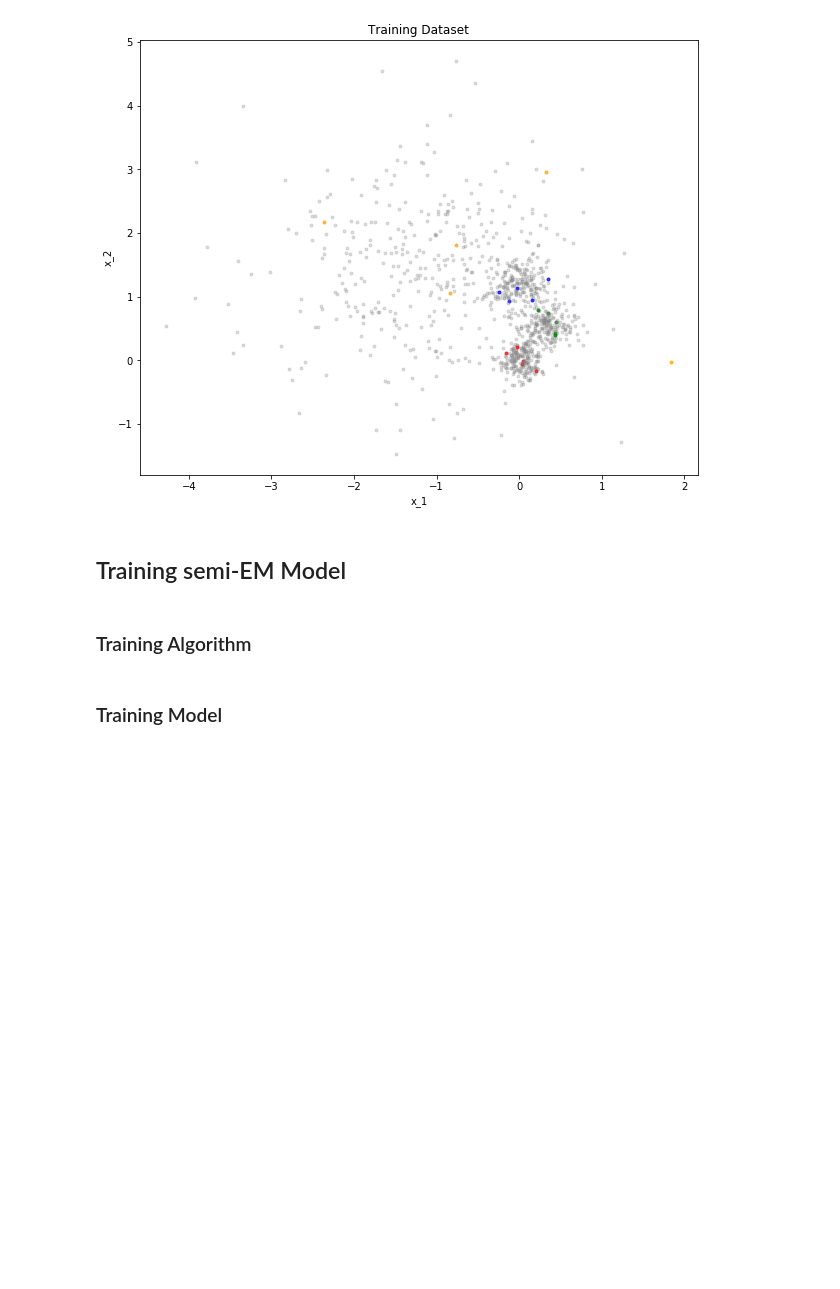
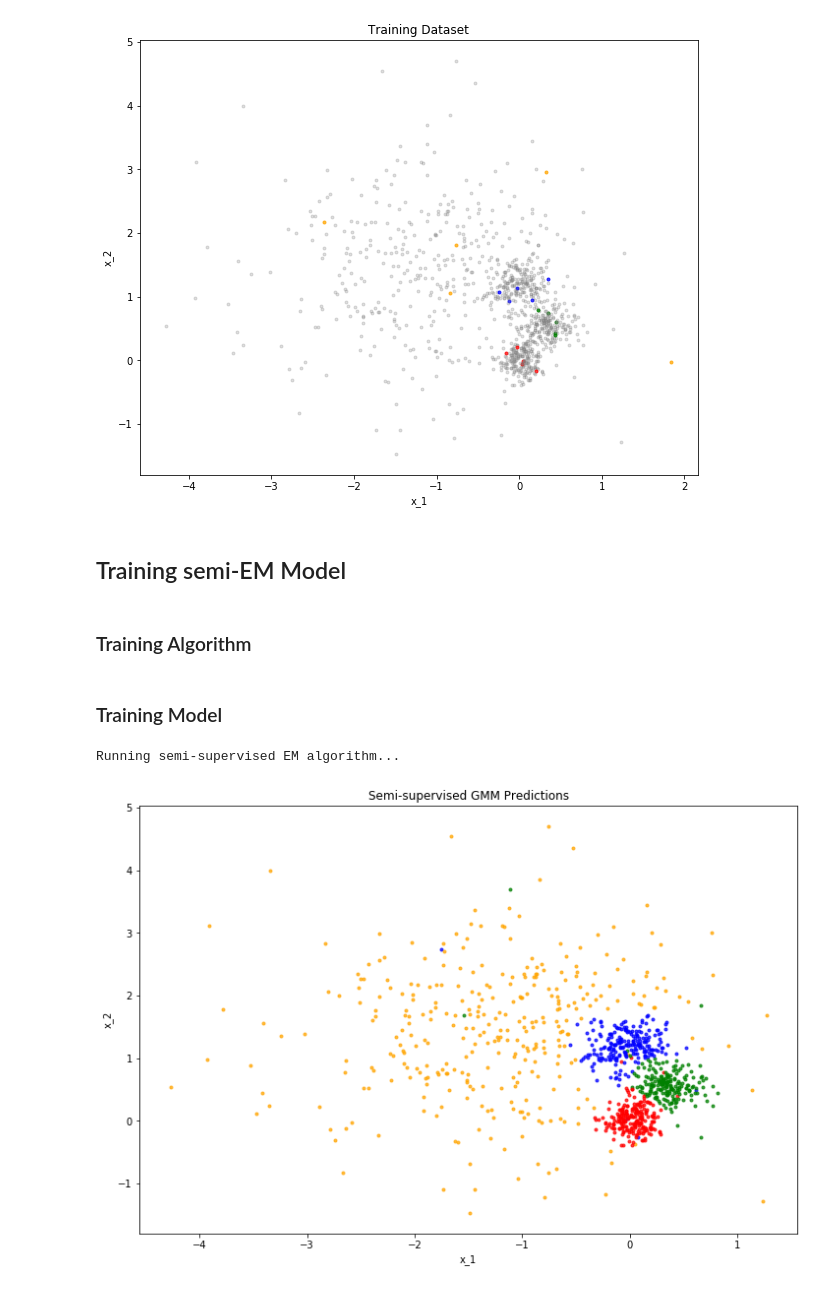
Before and after one commit to anhnt02hp/CS229-Fall2018-FullCourse, a Jupyter notebook: Full_Problem_Set_Solution/PS3/exercise_4.ipynb, the cells around one changed output. Cells and saved outputs as stored; diff of their text form; code cells hidden in the pictures; blank space fills up the shorter version.

Commit message:
Update run_semi_em

```diff
--- a/Full_Problem_Set_Solution/PS3/exercise_4.ipynb
+++ b/Full_Problem_Set_Solution/PS3/exercise_4.ipynb
@@ -52,10 +52,10 @@ plot_dataset(x_train, z_train)
 z_train = z_train.ravel()  # convert to vector 1D
 
 #Get Feature X_labeled Size
-m, n = x_train[z_train != UNLABELED].shape
+m, n = x_train[z_train == UNLABELED].shape
 
 #Get Feature X_tilde Size
-m_tilde, n_tilde = x_train[z_train == UNLABELED].shape
+m_tilde, n_tilde = x_train[z_train != UNLABELED].shape
 # %%
 def gaussian_pdf(x, mu, sigma):
     det_cov = np.linalg.det(sigma)
@@ -301,7 +305,7 @@ def main(is_semi_supervised, trial_num):
           .format('semi-supervised' if is_semi_supervised else 'unsupervised'))
 
     # Load dataset
-    train_path = os.path.join('..', 'data', 'ds4_train.csv')
+    train_path = os.path.join('/home/anhnt02/Desktop/CS229-Fall2018-FullCourse/Full_Problem_Set/PS3/data/ds4_train.csv')
     x, z = gmm.load_gmm_dataset(train_path)
     x_tilde = None
 
@@ -316,11 +320,39 @@ def main(is_semi_supervised, trial_num):
     # (1) Initialize mu and sigma by splitting the m data points uniformly at random
     # into K groups, then calculating the sample mean and covariance for each group
 
+    #Step 1: Shuffles all index to get random
+    shuffled_indices = np.random.permutation(m)
+
+    #Step 2: Split data into K group (contain index of each datapoint for each group)
+    K_groups = np.array_split(shuffled_indices, K)
+
+    #Step 3: Calculate mu
+    mu = []
+    for k_idx in K_groups:
+        temp = np.zeros(n)
+        for i in k_idx:
+            temp += x[i]
+        mu.append(temp / len(k_idx))
+    mu = np.array(mu)
+
+    #Step 4: Calculate sigma
+    sigma = []
+    for j in range(K):
+        k_idx = K_groups[j]
+        temp = np.zeros((n, n))
+        for i in k_idx:
+            diff = (x[i] - mu[j]).reshape(-1, 1)
+            temp += diff @ diff.T
+        sigma.append(temp / len(k_idx))
+    sigma = np.array(sigma)
+
     # (2) Initialize phi to place equal probability on each Gaussian
     # phi should be a numpy array of shape (K,)
+    phi = np.ones(K) / K
 
     # (3) Initialize the w values to place equal probability on each Gaussian
     # w should be a numpy array of shape (m, K)
+    w = np.ones((m, K)) / K
 
     # *** END CODE HERE ***
 
@@ -338,3 +370,8 @@ def main(is_semi_supervised, trial_num):
     gmm.plot_gmm_preds(x, z_pred, is_semi_supervised, plot_id=trial_num)
 # %% [markdown]
 ### Training Model
+# %%
+main(is_semi_supervised=True, trial_num=NUM_TRIALS)
+# %% [output]
+Running semi-supervised EM algorithm...
+[figure, added]
```
Also changed, not shown: parts of 1 cell of this notebook, 2 other files.
